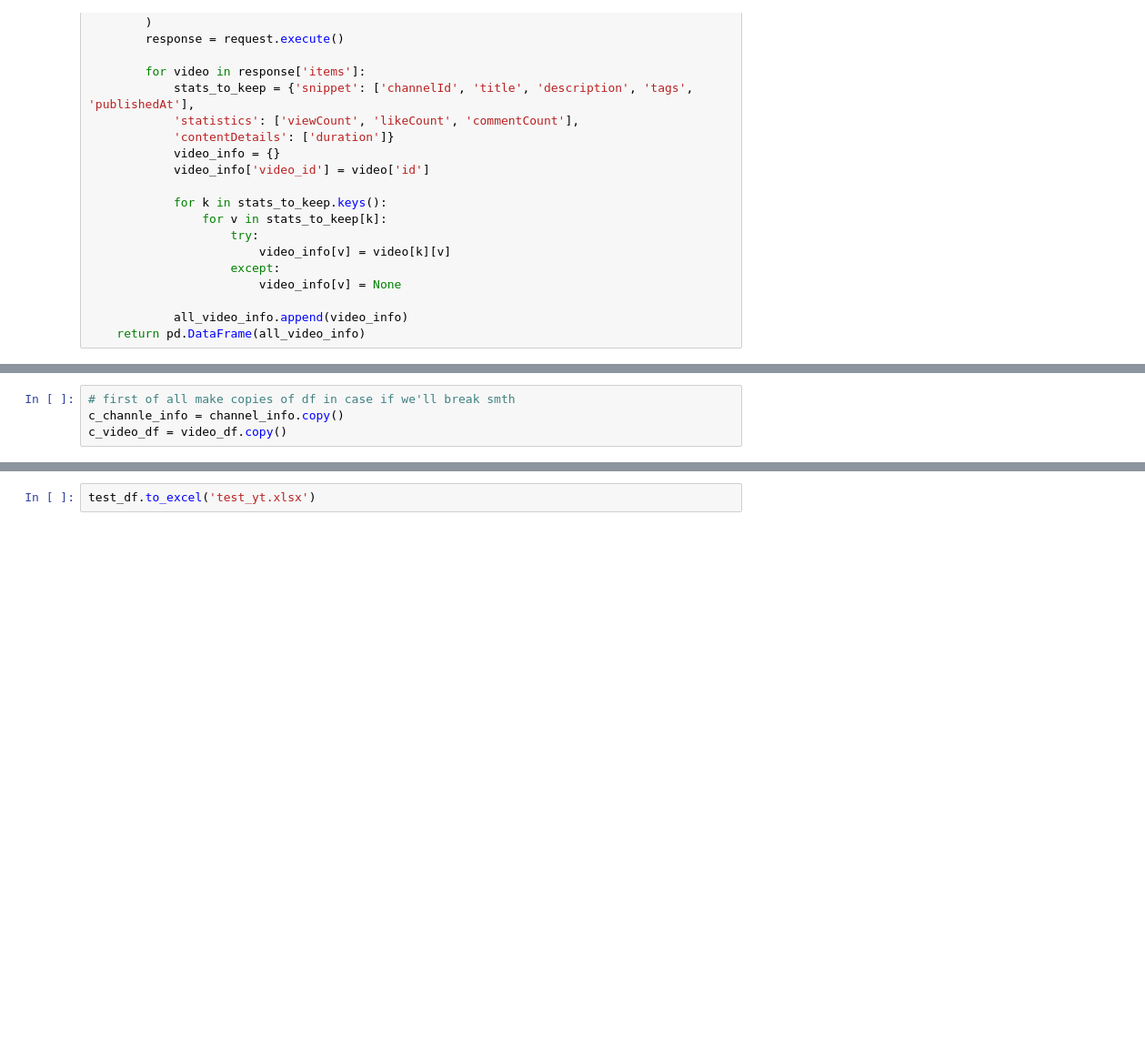
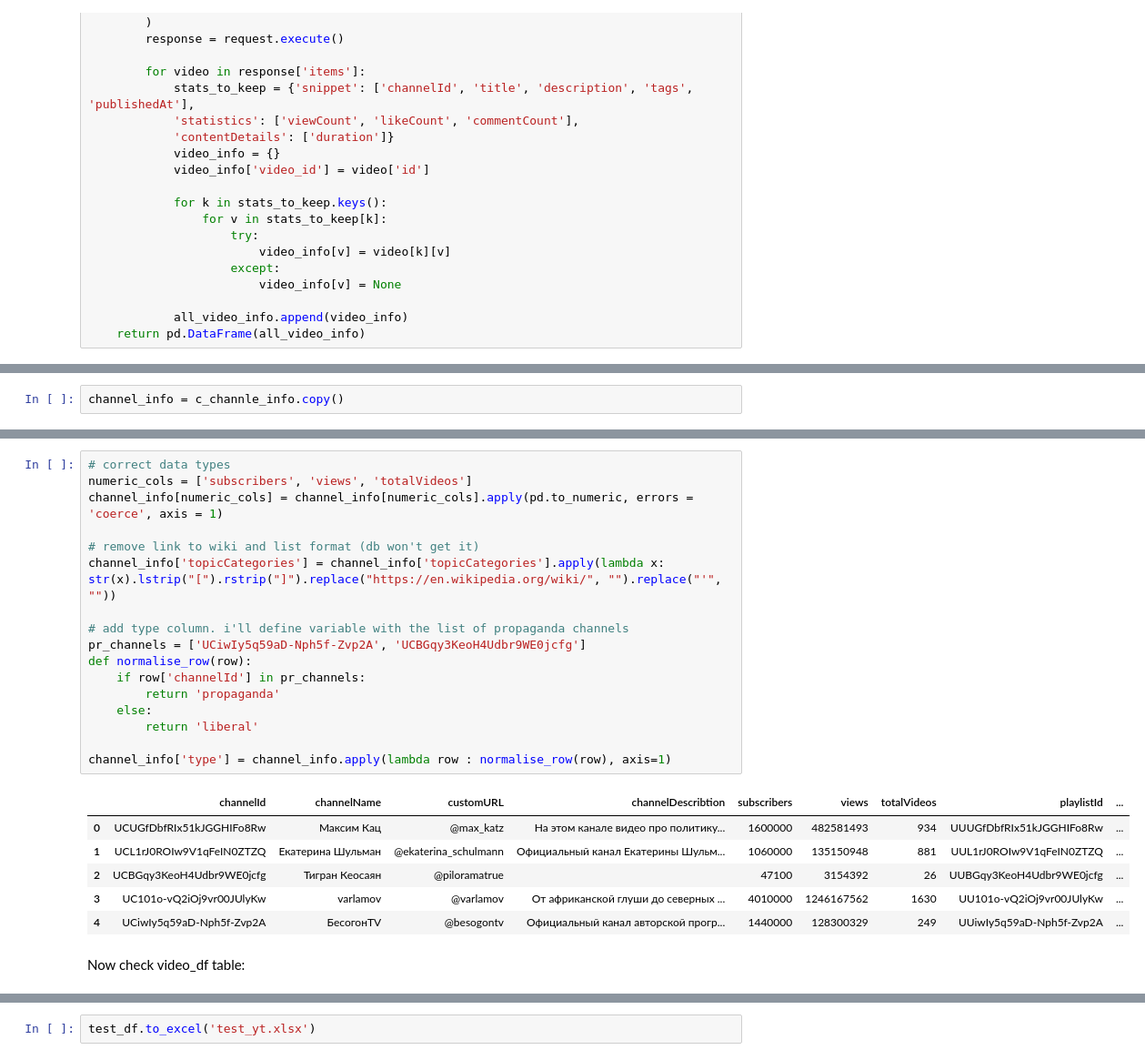
Before and after one commit to JaneAmi/YouTube_channels_analisys, a Jupyter notebook: mainjpn.ipynb, the cells around one changed output, grey strips where cells are left out. Shown: that part at 91% size. Saved outputs shown, nothing was run; the diff lists cells and outputs as text; blank space fills up the shorter version.

```diff
--- a/mainjpn.ipynb
+++ b/mainjpn.ipynb
@@ -135,4 +127,0 @@ Data pre-processing
-# %%
-# first of all make copies of df in case if we'll break smth
-c_channle_info = channel_info.copy()
-c_video_df = video_df.copy()
@@ -320,0 +151,2 @@ test_df
+# %%
+channel_info = c_channle_info.copy()
@@ -320,0 +169,26 @@ test_df
+# %%
+# correct data types
+numeric_cols = ['subscribers', 'views', 'totalVideos']
+channel_info[numeric_cols] = channel_info[numeric_cols].apply(pd.to_numeric, errors = 'coerce', axis = 1)
+
+# remove link to wiki and list format (db won't get it)
+channel_info['topicCategories'] = channel_info['topicCategories'].apply(lambda x: str(x).lstrip("[").rstrip("]").replace("https://en.wikipedia.org/wiki/", "").replace("'", ""))
+
+# add type column. i'll define variable with the list of propaganda channels
+pr_channels = ['UCiwIy5q59aD-Nph5f-Zvp2A', 'UCBGqy3KeoH4Udbr9WE0jcfg']
+def normalise_row(row):
+    if row['channelId'] in pr_channels:
+        return 'propaganda'
+    else:
+        return 'liberal'
+
+channel_info['type'] = channel_info.apply(lambda row : normalise_row(row), axis=1)
+# %% [output]
+|  | channelId | channelName | customURL | channelDescribtion | subscribers | views | totalVideos | playlistId | ... |
+| 0 | UCUGfDbfRIx51kJGGHIFo8Rw | Максим Кац | @max_katz | На этом канале видео про политику... | 1600000 | 482581493 | 934 | UUUGfDbfRIx51kJGGHIFo8Rw | ... |
+| 1 | UCL1rJ0ROIw9V1qFeIN0ZTZQ | Екатерина Шульман | @ekaterina_schulmann | Официальный канал Екатерины Шульм... | 1060000 | 135150948 | 881 | UUL1rJ0ROIw9V1qFeIN0ZTZQ | ... |
+| 2 | UCBGqy3KeoH4Udbr9WE0jcfg | Тигран Кеосаян | @piloramatrue |  | 47100 | 3154392 | 26 | UUBGqy3KeoH4Udbr9WE0jcfg | ... |
+| 3 | UC101o-vQ2iOj9vr00JUlyKw | varlamov | @varlamov | От африканской глуши до северных ... | 4010000 | 1246167562 | 1630 | UU101o-vQ2iOj9vr00JUlyKw | ... |
+| 4 | UCiwIy5q59aD-Nph5f-Zvp2A | БесогонTV | @besogontv | Официальный канал авторской прогр... | 1440000 | 128300329 | 249 | UUiwIy5q59aD-Nph5f-Zvp2A | ... |
+# %% [markdown]
+Now check video_df table:
```
Also changed, not shown: parts of 45 cells of this notebook.
